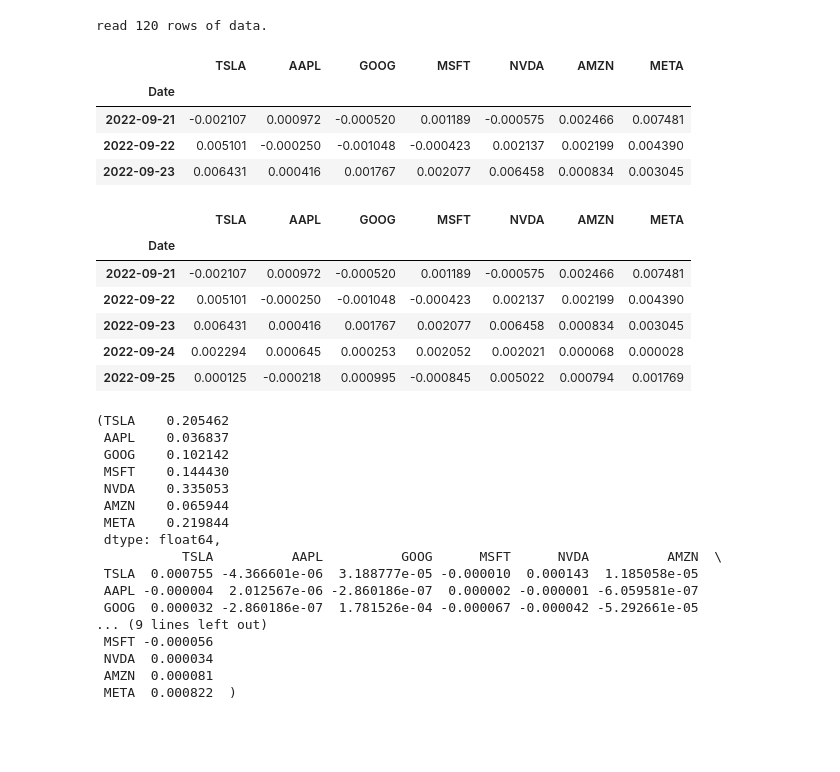
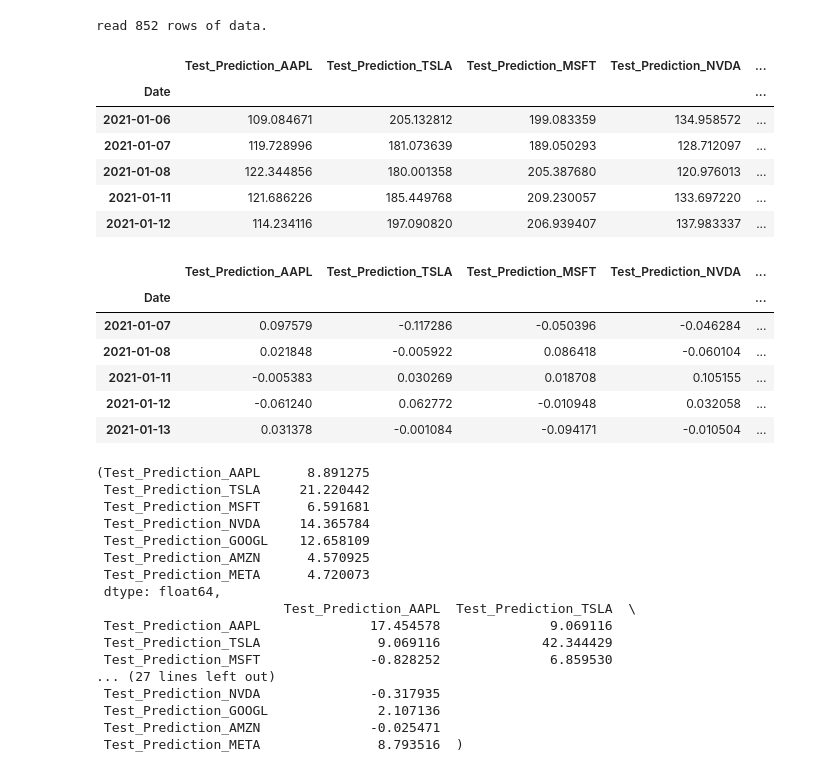
Before and after one commit to diyizhilunba/Python-for-Finance, a Jupyter notebook: monto-carlo-RNN.ipynb, the cells around one changed output. Saved outputs shown, nothing was run; the diff lists cells and outputs as text; code cells hidden in the pictures; blank space fills up the shorter version.

```diff
--- a/monto-carlo-RNN.ipynb
+++ b/monto-carlo-RNN.ipynb
@@ -11,57 +11,64 @@ rcParams['figure.figsize'] = (12, 8)
 # data parameters
 n_monto_carlo = 10 ** 5
 n_assets = 7
-risky_asset = ['TSLA', 'AAPL', 'GOOG', 'MSFT', 'NVDA', 'AMZN', 'META']
+risky_asset = ['TSLA', 'AAPL', 'GOOGL', 'MSFT', 'NVDA', 'AMZN', 'META']
 # %%
 # download the data
-prices_df = pd.read_csv("yishuhan.csv")
-prices_df = prices_df.drop(columns=['Unnamed: 0'])
-prices_df['Date'] = pd.date_range(start='2022-09-21', end='2023-01-18', freq='D')
+prices_df = pd.read_csv("RNN.csv")
+prices_df = prices_df[1261:]
+for i in risky_asset:
+    prices_df.drop(columns=[f'Observed_{i}'], inplace=True)
+    prices_df.drop(columns=[f'Train_Prediction_{i}'], inplace=True)
 prices_df.set_index('Date', inplace=True)
 print(f'read {prices_df.shape[0]} rows of data.')
 N_DAYS = prices_df.shape[0]
-prices_df.head(3)
+prices_df = prices_df.dropna()
+prices_df.head()
 # %% [output]
-read 120 rows of data.
+read 852 rows of data.
-|  | TSLA | AAPL | GOOG | MSFT | NVDA | AMZN | META |
-| Date |  |  |  |  |  |  |  |
-| 2022-09-21 | -0.002107 | 0.000972 | -0.000520 | 0.001189 | -0.000575 | 0.002466 | 0.007481 |
-| 2022-09-22 | 0.005101 | -0.000250 | -0.001048 | -0.000423 | 0.002137 | 0.002199 | 0.004390 |
-| 2022-09-23 | 0.006431 | 0.000416 | 0.001767 | 0.002077 | 0.006458 | 0.000834 | 0.003045 |
+|  | Test_Prediction_AAPL | Test_Prediction_TSLA | Test_Prediction_MSFT | Test_Prediction_NVDA | ... |
+| Date |  |  |  |  | ... |
+| 2021-01-06 | 109.084671 | 205.132812 | 199.083359 | 134.958572 | ... |
+| 2021-01-07 | 119.728996 | 181.073639 | 189.050293 | 128.712097 | ... |
+| 2021-01-08 | 122.344856 | 180.001358 | 205.387680 | 120.976013 | ... |
+| 2021-01-11 | 121.686226 | 185.449768 | 209.230057 | 133.697220 | ... |
+| 2021-01-12 | 114.234116 | 197.090820 | 206.939407 | 137.983337 | ... |
 # %%
 # show the percentage returns
-returns_df = prices_df
+
+returns_df = prices_df.pct_change()
+returns_df.dropna(inplace=True)
 returns_df.head()
 # %% [output]
-|  | TSLA | AAPL | GOOG | MSFT | NVDA | AMZN | META |
-| Date |  |  |  |  |  |  |  |
-| 2022-09-21 | -0.002107 | 0.000972 | -0.000520 | 0.001189 | -0.000575 | 0.002466 | 0.007481 |
-| 2022-09-22 | 0.005101 | -0.000250 | -0.001048 | -0.000423 | 0.002137 | 0.002199 | 0.004390 |
-| 2022-09-23 | 0.006431 | 0.000416 | 0.001767 | 0.002077 | 0.006458 | 0.000834 | 0.003045 |
-| 2022-09-24 | 0.002294 | 0.000645 | 0.000253 | 0.002052 | 0.002021 | 0.000068 | 0.000028 |
-| 2022-09-25 | 0.000125 | -0.000218 | 0.000995 | -0.000845 | 0.005022 | 0.000794 | 0.001769 |
+|  | Test_Prediction_AAPL | Test_Prediction_TSLA | Test_Prediction_MSFT | Test_Prediction_NVDA | ... |
+| Date |  |  |  |  | ... |
+| 2021-01-07 | 0.097579 | -0.117286 | -0.050396 | -0.046284 | ... |
+| 2021-01-08 | 0.021848 | -0.005922 | 0.086418 | -0.060104 | ... |
+| 2021-01-11 | -0.005383 | 0.030269 | 0.018708 | 0.105155 | ... |
+| 2021-01-12 | -0.061240 | 0.062772 | -0.010948 | 0.032058 | ... |
+| 2021-01-13 | 0.031378 | -0.001084 | -0.094171 | -0.010504 | ... |
 # %%
 avg_returns = returns_df.mean() * N_DAYS
 cov_mat = returns_df.cov() * N_DAYS
 avg_returns, cov_mat
 # %% [output]
-(TSLA    0.205462
- AAPL    0.036837
- GOOG    0.102142
- MSFT    0.144430
- NVDA    0.335053
- AMZN    0.065944
- META    0.219844
+(Test_Prediction_AAPL      8.891275
+ Test_Prediction_TSLA     21.220442
+ Test_Prediction_MSFT      6.591681
+ Test_Prediction_NVDA     14.365784
+ Test_Prediction_GOOGL    12.658109
+ Test_Prediction_AMZN      4.570925
+ Test_Prediction_META      4.720073
  dtype: float64,
-           TSLA          AAPL          GOOG      MSFT      NVDA          AMZN  \
- TSLA  0.000755 -4.366601e-06  3.188777e-05 -0.000010  0.000143  1.185058e-05
- AAPL -0.000004  2.012567e-06 -2.860186e-07  0.000002 -0.000001 -6.059581e-07
- GOOG  0.000032 -2.860186e-07  1.781526e-04 -0.000067 -0.000042 -5.292661e-05
-... (9 lines left out)
- MSFT -0.000056
- NVDA  0.000034
- AMZN  0.000081
- META  0.000822  )
+                        Test_Prediction_AAPL  Test_Prediction_TSLA  \
+ Test_Prediction_AAPL              17.454578              9.069116
+ Test_Prediction_TSLA               9.069116             42.344429
+ Test_Prediction_MSFT              -0.828252              6.859530
+... (27 lines left out)
+ Test_Prediction_NVDA              -0.317935
+ Test_Prediction_GOOGL              2.107136
+ Test_Prediction_AMZN              -0.025471
+ Test_Prediction_META               8.793516  )
 # %%
 returns_df.plot(title='Daily returns of our risky assets')
 plt.ylabel('Daily returns')
```
Also changed, not shown: parts of 6 cells of this notebook, 4 other files.
